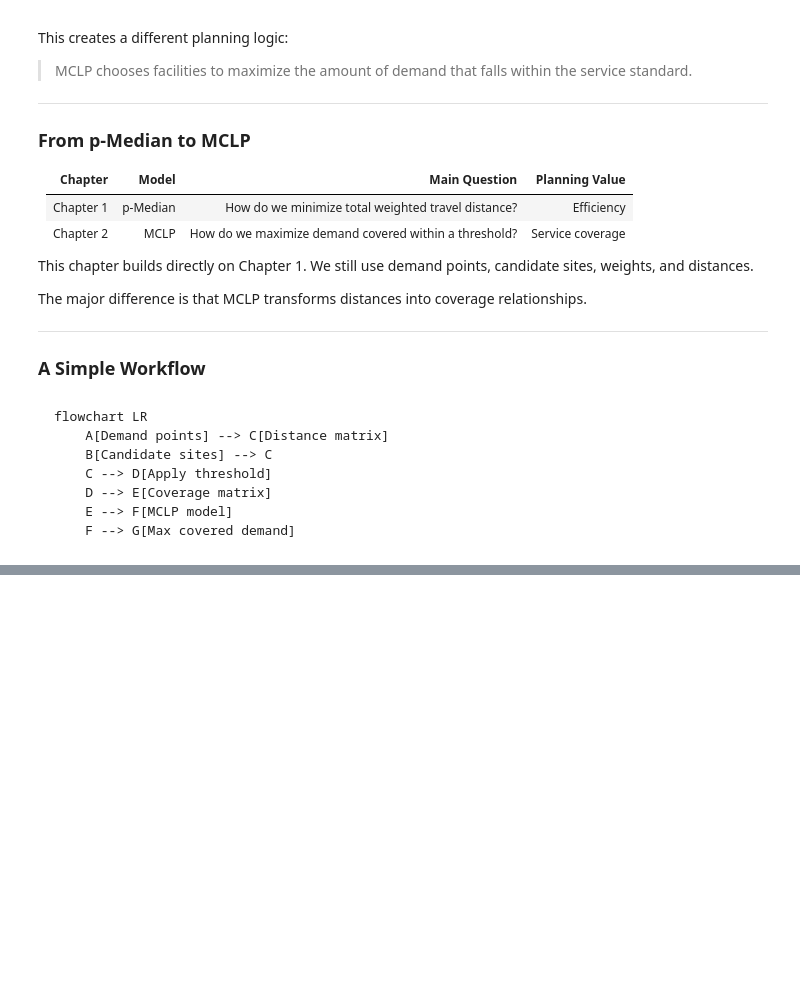
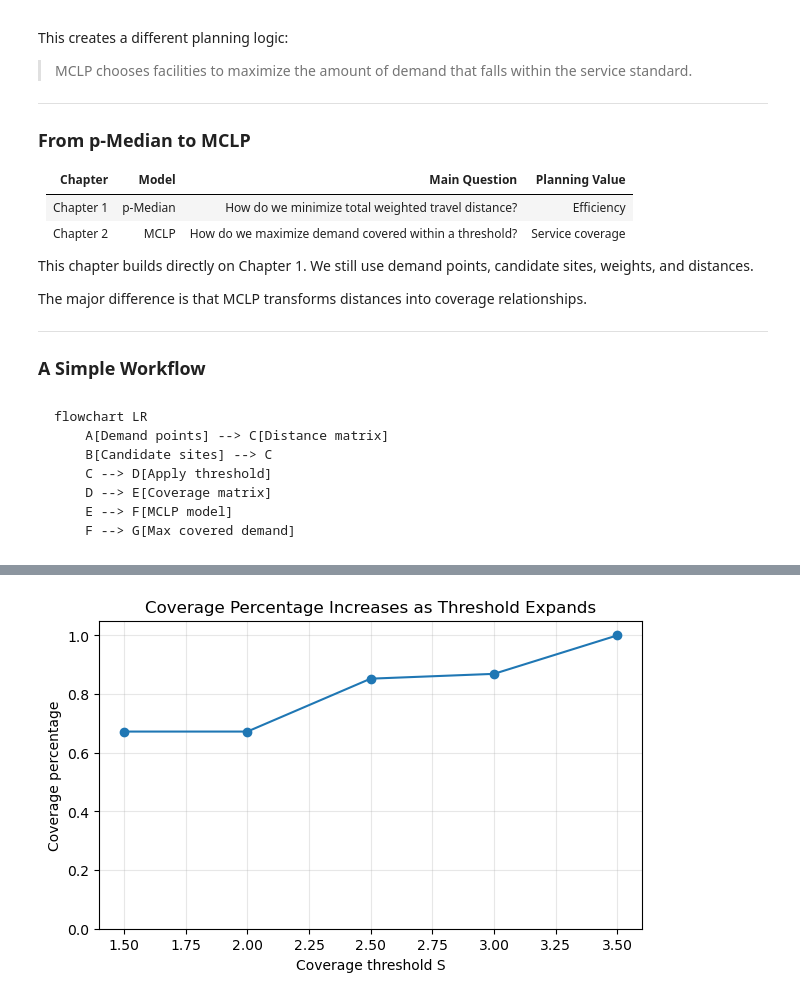
Before and after one commit to gisyaliny/math, a Jupyter notebook: docs/Spatial-Optimization/mclp.ipynb, the cells around one changed output, grey strips where cells are left out. Cells and saved outputs as stored; diff of their text form; code cells hidden in the pictures; blank space fills up the shorter version.

```diff
--- a/docs/Spatial-Optimization/mclp.ipynb
+++ b/docs/Spatial-Optimization/mclp.ipynb
@@ -99,0 +955,26 @@ flowchart LR
+# %%
+thresholds = [1.5, 2.0, 2.5, 3.0, 3.5]
+
+threshold_summary = []
+
+for S_test in thresholds:
+    coverage_matrix_test = (D <= S_test).astype(int)
+
+    result = solve_mclp_bruteforce(
+        coverage_matrix_test,
+        weights,
+        p=2
+    )
+
+    selected_names = candidates.iloc[list(result["selected_sites"])]["site"].tolist()
+    coverage_pct = result["covered_weight"] / weights.sum()
+
+    threshold_summary.append({
+        "threshold": S_test,
+        "selected_sites": selected_names,
+        "covered_weight": result["covered_weight"],
+        "coverage_percentage": coverage_pct
+    })
+
+threshold_summary_df = pd.DataFrame(threshold_summary)
+threshold_summary_df
@@ -99,0 +996,17 @@ flowchart LR
+# %%
+plt.figure(figsize=(7, 4))
+
+plt.plot(
+    threshold_summary_df["threshold"],
+    threshold_summary_df["coverage_percentage"],
+    marker="o"
+)
+
+plt.title("Coverage Percentage Increases as Threshold Expands")
+plt.xlabel("Coverage threshold S")
+plt.ylabel("Coverage percentage")
+plt.ylim(0, 1.05)
+plt.grid(True, alpha=0.3)
+plt.show()
+# %% [output]
+[figure, added]
```
Also changed, not shown: parts of 36 cells of this notebook, 20 other files.
